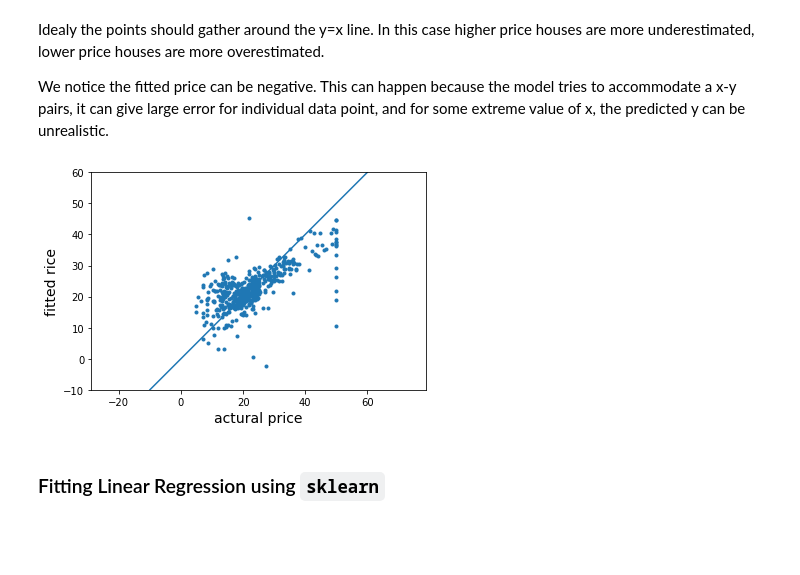
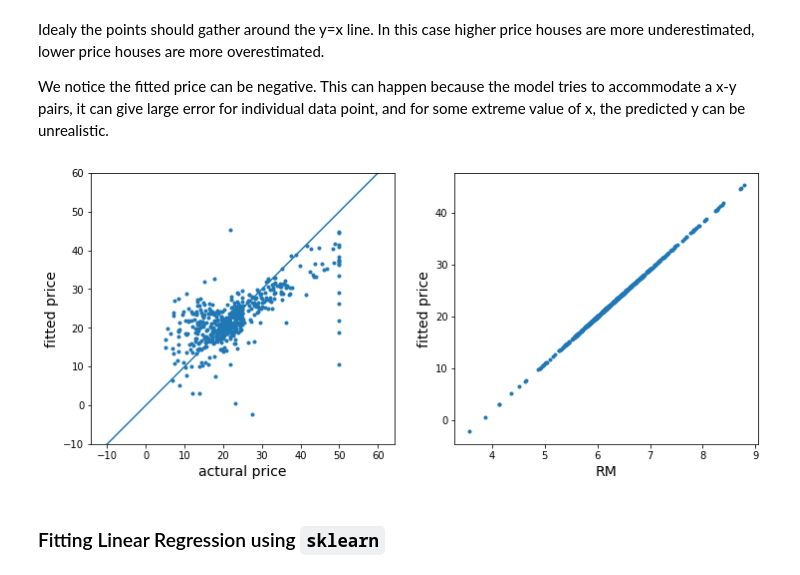
Before and after one commit to NoxMoon/springboard, a Jupyter notebook: linear_regression/Mini_Project_Linear_Regression.ipynb, the cells around one changed output. Saved outputs shown, nothing was run; the diff lists cells and outputs as text; code cells hidden in the pictures; blank space fills up the shorter version.

```diff
--- a/linear_regression/Mini_Project_Linear_Regression.ipynb
+++ b/linear_regression/Mini_Project_Linear_Regression.ipynb
@@ -441,16 +480,23 @@ Idealy the points should gather around the y=x line. In this case higher price h
 
 We notice the fitted price can be negative. This can happen because the model tries to accommodate a x-y pairs, it can give large error for individual data point, and for some extreme value of x, the predicted y can be unrealistic.
 # %%
+plt.figure(figsize=(12,5))
+plt.subplot(1,2,1)
 plt.plot([-10,60],[-10,60])
 plt.scatter(bos.PRICE, m.fittedvalues, marker='.')
 plt.xlabel("actural price",fontsize=14)
-plt.ylabel("fitted rice",fontsize=14)
+plt.ylabel("fitted price",fontsize=14)
 plt.axis('equal')
 plt.xlim(-10,60)
 plt.ylim(-10,60)
+
+plt.subplot(1,2,2)
+plt.scatter(bos.RM, m.fittedvalues, marker='.')
+plt.xlabel("RM",fontsize=14)
+plt.ylabel("fitted price",fontsize=14)
 plt.show()
 # %% [output]
-[figure, old version]
+[figure, new version]
 # %% [markdown]
 ### Fitting Linear Regression using `sklearn`
 # %%
```
Also changed, not shown: parts of 37 cells of this notebook.
